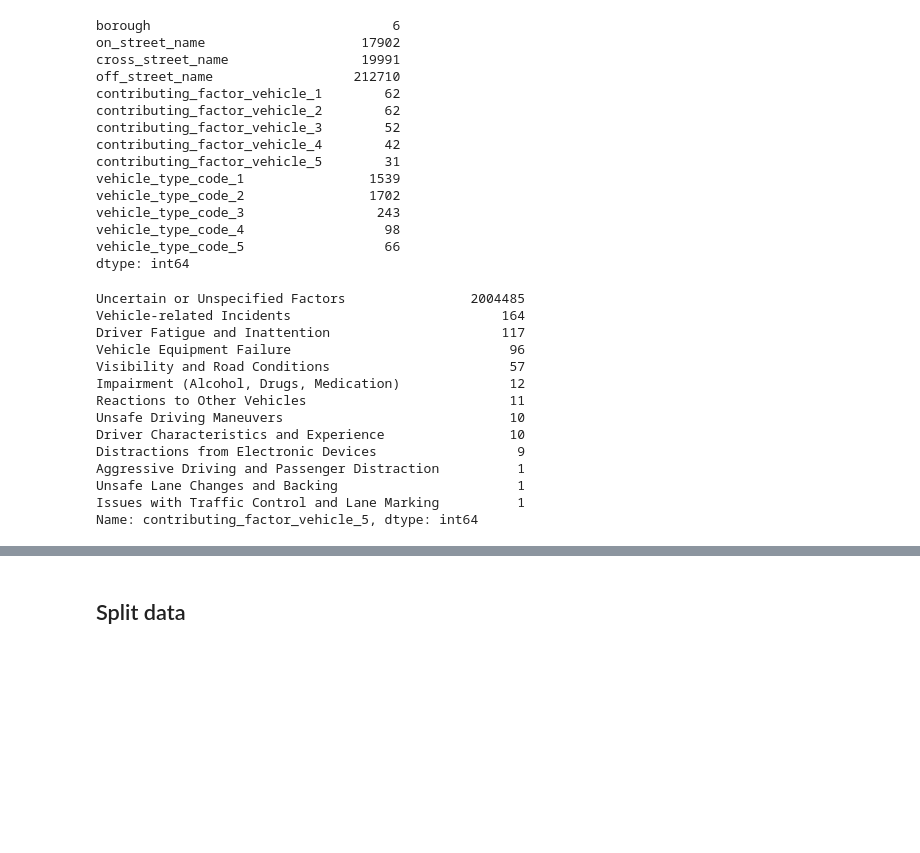
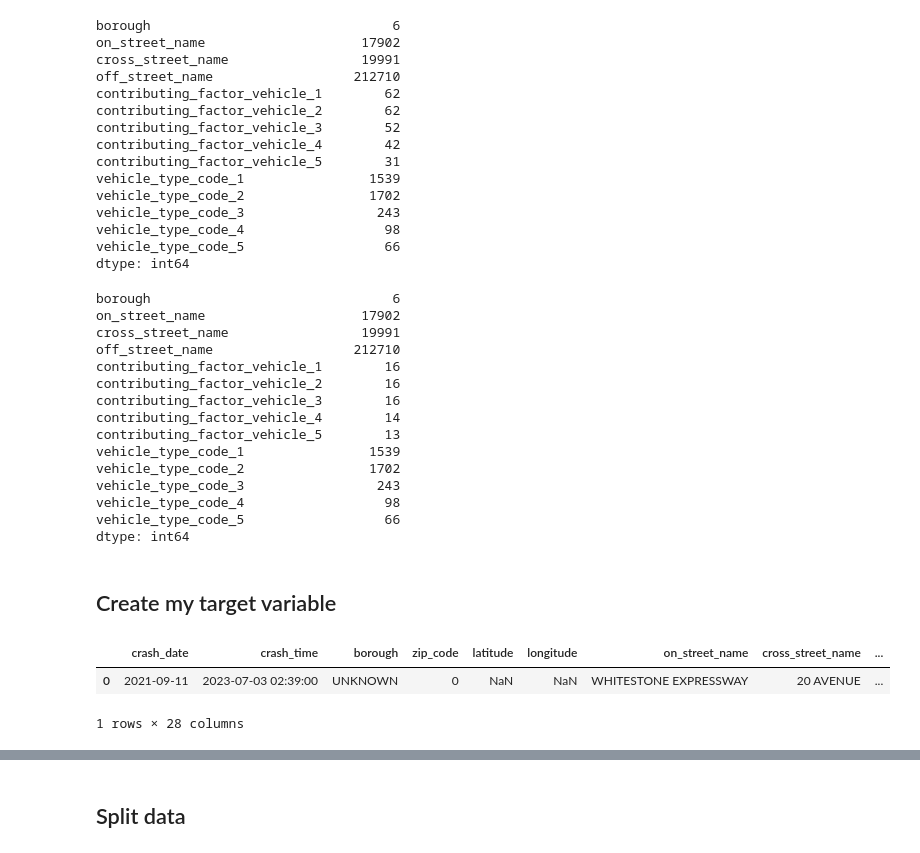
Before and after one commit to MigashaneVictoire/CNY_motor_Vehicle_collisions, a Jupyter notebook: 02_prepare_work_file.ipynb, the cells around one changed output, grey strips where cells are left out. Cells and saved outputs as stored; diff of their text form; code cells hidden in the pictures; blank space fills up the shorter version.

```diff
--- a/02_prepare_work_file.ipynb
+++ b/02_prepare_work_file.ipynb
@@ -219,19 +181,38 @@ for k, v in factors_1.items(): # iterate trough the keys and values of the dicti
         vehicle["contributing_factor_vehicle_4"] = vehicle["contributing_factor_vehicle_4"].apply(lambda x: k if x == ele else x)
         vehicle["contributing_factor_vehicle_5"] = vehicle["contributing_factor_vehicle_5"].apply(lambda x: k if x == ele else x)
 # %%
-vehicle.contributing_factor_vehicle_5.value_counts()
+# unique counts in object columns
+vehicle.select_dtypes("object").nunique()
 # %% [output]
-Uncertain or Unspecified Factors                2004485
-Vehicle-related Incidents                           164
-Driver Fatigue and Inattention                      117
-Vehicle Equipment Failure                            96
-Visibility and Road Conditions                       57
-Impairment (Alcohol, Drugs, Medication)              12
-Reactions to Other Vehicles                          11
-Unsafe Driving Maneuvers                             10
-Driver Characteristics and Experience                10
-Distractions from Electronic Devices                  9
-Aggressive Driving and Passenger Distraction          1
-Unsafe Lane Changes and Backing                       1
-Issues with Traffic Control and Lane Marking          1
-Name: contributing_factor_vehicle_5, dtype: int64
+borough                               6
+on_street_name                    17902
+cross_street_name                 19991
+off_street_name                  212710
+contributing_factor_vehicle_1        16
+contributing_factor_vehicle_2        16
+contributing_factor_vehicle_3        16
+contributing_factor_vehicle_4        14
+contributing_factor_vehicle_5        13
+vehicle_type_code_1                1539
+vehicle_type_code_2                1702
+vehicle_type_code_3                 243
+vehicle_type_code_4                  98
+vehicle_type_code_5                  66
+dtype: int64
+# %% [markdown]
+## Create my target variable
+# %%
+# if any fatalities are found add 1 in the list
+fatalities = []
+for row in range(len(vehicle)):
+    # locate each row and check if any number of fatalities accured
+    if vehicle.number_of_persons_killed.iloc[row] != 0:
+        fatalities.append(1)
+    elif vehicle.number_of_pedestrians_killed.iloc[row] != 0:
+        fatalities.append(1)
+    elif vehicle.number_of_cyclist_killed.iloc[row] != 0:
+        fatalities.append(1)
+    elif vehicle.number_of_motorist_killed.iloc[row] != 0:
+        fatalities.append(1)
+    else:
+        fatalities.append(0)
@@ -237,0 +222,6 @@ Name: contributing_factor_vehicle_5, dtype: int64
+# %%
+vehicle.head(1)
+# %% [output]
+|  | crash_date | crash_time | borough | zip_code | latitude | longitude | on_street_name | cross_street_name | ... |
+| 0 | 2021-09-11 | 2023-07-03 02:39:00 | UNKNOWN | 0 | NaN | NaN | WHITESTONE EXPRESSWAY | 20 AVENUE | ... |
+1 rows × 28 columns
```
Also changed, not shown: parts of 15 cells of this notebook.
